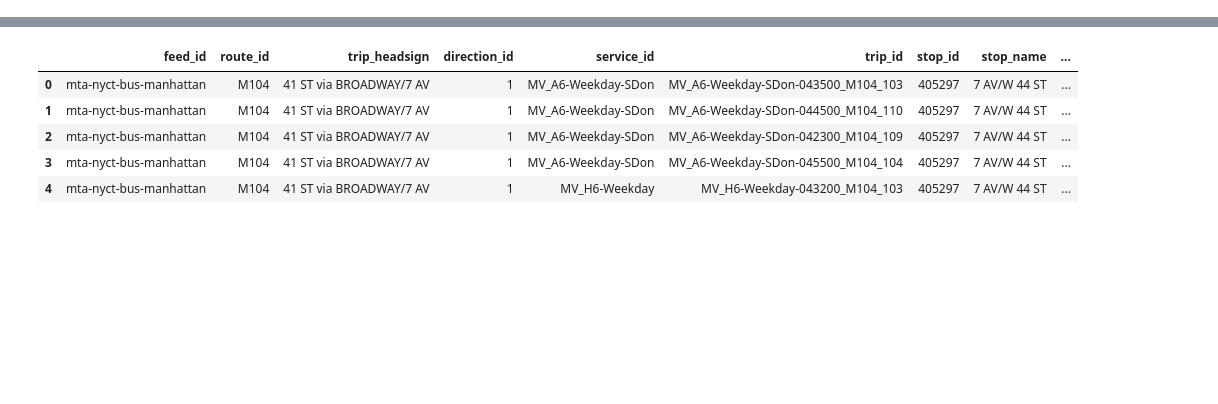
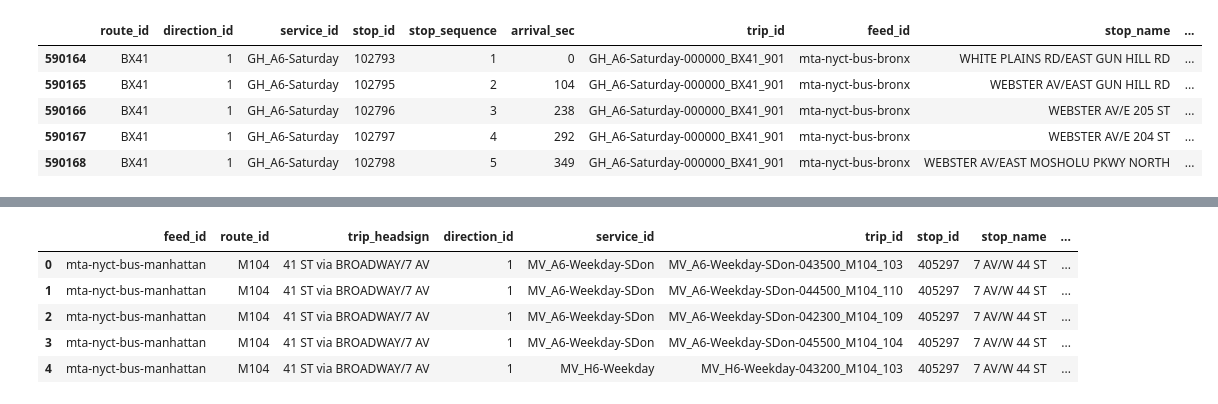
Before and after one commit to TYLin-CitySolutions/gtfs_bus, a Jupyter notebook: gtfs_bearing.ipynb, the cells around one changed output, grey strips where cells are left out. Saved outputs shown, nothing was run; the diff lists cells and outputs as text; code cells hidden in the pictures; blank space fills up the shorter version.

```diff
--- a/gtfs_bearing.ipynb
+++ b/gtfs_bearing.ipynb
@@ -42,0 +117,20 @@ facts = con.execute('SELECT * FROM fact_stop_events').fetchdf()
+# %%
+# prev/next stop coords per trip
+df["prev_lat"] = df.groupby(["feed_id","trip_id"])["lat"].shift(1)
+df["prev_lon"] = df.groupby(["feed_id","trip_id"])["lon"].shift(1)
+df["next_lat"] = df.groupby(["feed_id","trip_id"])["lat"].shift(-1)
+df["next_lon"] = df.groupby(["feed_id","trip_id"])["lon"].shift(-1)
+
+# compute three bearings when possible
+df["bearing_prev_cur"] = bearing_deg(df["prev_lat"], df["prev_lon"], df["lat"], df["lon"])
+df["bearing_cur_next"] = bearing_deg(df["lat"], df["lon"], df["next_lat"], df["next_lon"])
+df["bearing_prev_next"] = bearing_deg(df["prev_lat"], df["prev_lon"], df["next_lat"], df["next_lon"])
+
+df.head()
+# %% [output]
+|  | route_id | direction_id | service_id | stop_id | stop_sequence | arrival_sec | trip_id | feed_id | stop_name | ... |
+| 590164 | BX41 | 1 | GH_A6-Saturday | 102793 | 1 | 0 | GH_A6-Saturday-000000_BX41_901 | mta-nyct-bus-bronx | WHITE PLAINS RD/EAST GUN HILL RD | ... |
+| 590165 | BX41 | 1 | GH_A6-Saturday | 102795 | 2 | 104 | GH_A6-Saturday-000000_BX41_901 | mta-nyct-bus-bronx | WEBSTER AV/EAST GUN HILL RD | ... |
+| 590166 | BX41 | 1 | GH_A6-Saturday | 102796 | 3 | 238 | GH_A6-Saturday-000000_BX41_901 | mta-nyct-bus-bronx | WEBSTER AV/E 205 ST | ... |
+| 590167 | BX41 | 1 | GH_A6-Saturday | 102797 | 4 | 292 | GH_A6-Saturday-000000_BX41_901 | mta-nyct-bus-bronx | WEBSTER AV/E 204 ST | ... |
+| 590168 | BX41 | 1 | GH_A6-Saturday | 102798 | 5 | 349 | GH_A6-Saturday-000000_BX41_901 | mta-nyct-bus-bronx | WEBSTER AV/EAST MOSHOLU PKWY NORTH | ... |
```
Also changed, not shown: parts of 15 cells of this notebook, 2 other files.
